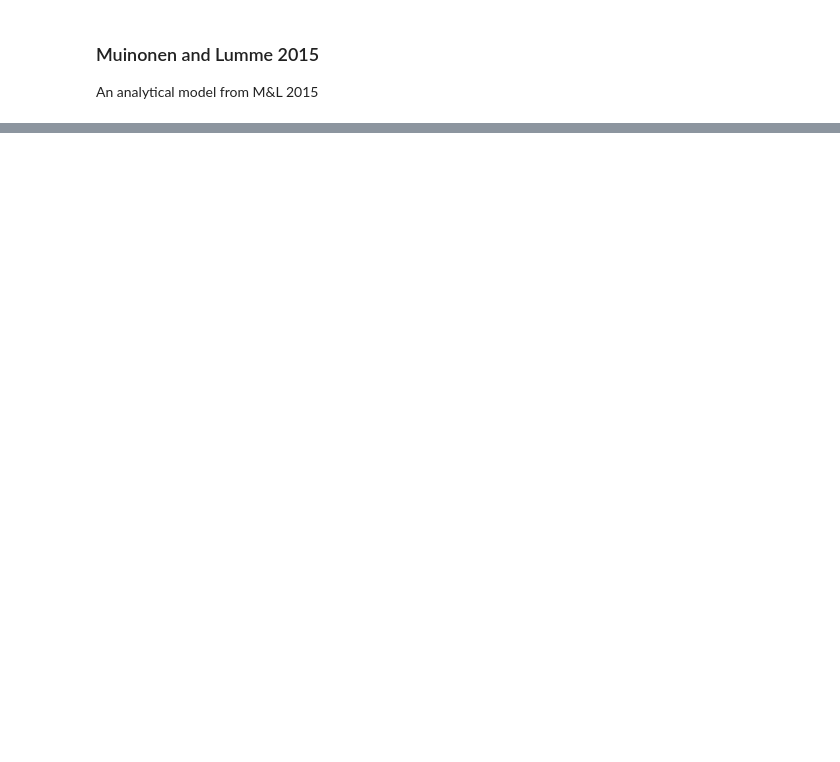
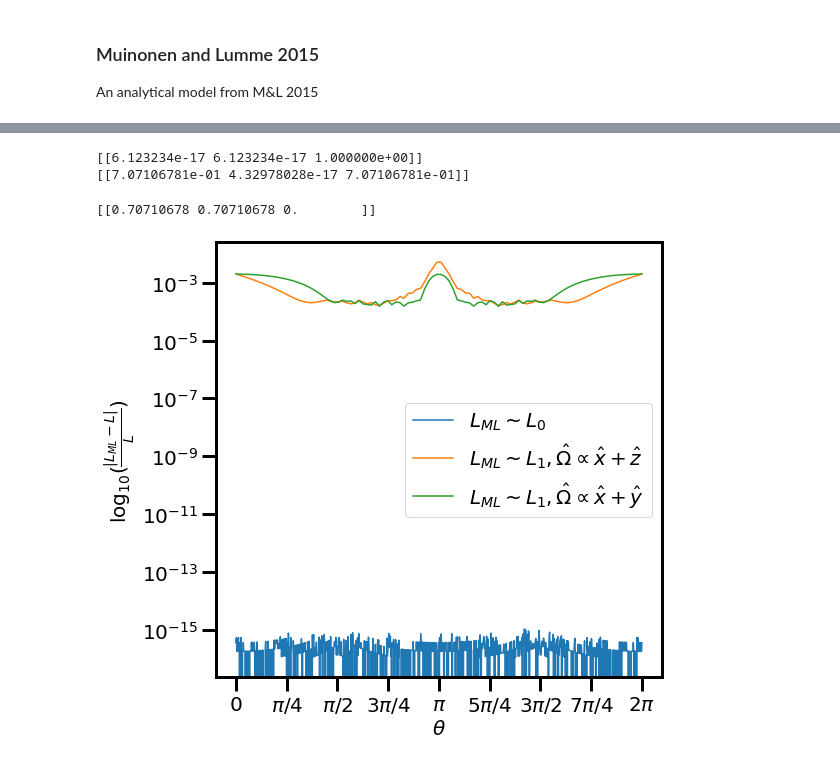
Before and after one commit to astertaylor/Oumuamua, a Jupyter notebook: Figures and Paper/CompositeLightCurve.ipynb, the cells around one changed output, grey strips where cells are left out. Drawn from its saved outputs; the diff is of its cells as text; code cells hidden in the pictures; blank space fills up the shorter version.

```diff
--- a/Figures and Paper/CompositeLightCurve.ipynb
+++ b/Figures and Paper/CompositeLightCurve.ipynb
@@ -808,0 +841,50 @@ plt.show()
+# %%
+theta=[0]
+phi=[np.pi/2]
+psi=[np.pi/2]
+
+alpha=np.arange(2)
+beta=np.arange(2)+1
+beta=np.linspace(0,2*np.pi,1000)
+
+ml=(evolving_axis_lightcurve(theta,phi,psi,19,115,111,np.zeros_like(beta),beta))[0,:]
+simple=fixed_axis_lightcurve(beta,19,115,111)
+
+plt.figure(figsize=(8,8))
+plt.plot(beta,np.abs((ml-simple)/simple))
+
+theta=[0]
+phi=[np.pi/4]
+psi=[np.pi/2]
+beta=np.linspace(0,2*np.pi,100)
+
+ml=(evolving_axis_lightcurve(theta,phi,psi,19,115,111,np.zeros_like(beta),beta))[0,:]
+arb=arbitrary_axis_lightcurve(beta,19,115,111,rot=[1,0,1],obs=[1,0,0],N=150)
+
+plt.plot(beta,np.abs((ml-arb)/arb))
+
+theta=[0]
+phi=[np.pi/4]
+psi=[0]
+beta=np.linspace(0,2*np.pi,100)
+
+ml=(evolving_axis_lightcurve(theta,phi,psi,19,115,111,np.zeros_like(beta),beta))[0,:]
+arb=arbitrary_axis_lightcurve(beta,19,115,111,rot=[1,1,0],obs=[1,0,0],N=150)
+
+plt.plot(beta,np.abs((ml-arb)/arb))
+plt.yscale('log')
+
+plt.legend(["$L_{ML}\sim L_0$", "$L_{ML}\sim L_1, \\hat{\\Omega}\\propto\\hat{x}+\\hat{z}$",
+            "$L_{ML}\sim L_1, \\hat{\\Omega}\\propto\\hat{x}+\\hat{y}$"])
+plt.xticks(np.pi*np.linspace(0, 2, 9),
+           labels=[0, "$\\pi/4$", "$\\pi/2$", "$3\\pi/4$", "$\\pi$",
+                   "$5\\pi/4$", "$3\\pi/2$", "$7\\pi/4$", "$2\\pi$"])
+plt.xlabel("$\\theta$")
+plt.ylabel("$\\log_{10}(\\frac{|L_{ML}-L|}{L})$")
+plt.savefig('ml_comp.pdf',
+           bbox_inches='tight',dpi=300)
+# %% [output]
+[[6.123234e-17 6.123234e-17 1.000000e+00]]
+[[7.07106781e-01 4.32978028e-17 7.07106781e-01]]
+[[0.70710678 0.70710678 0.        ]]
+[figure, added]
```
Also changed, not shown: parts of 12 cells of this notebook, 6 other files.
